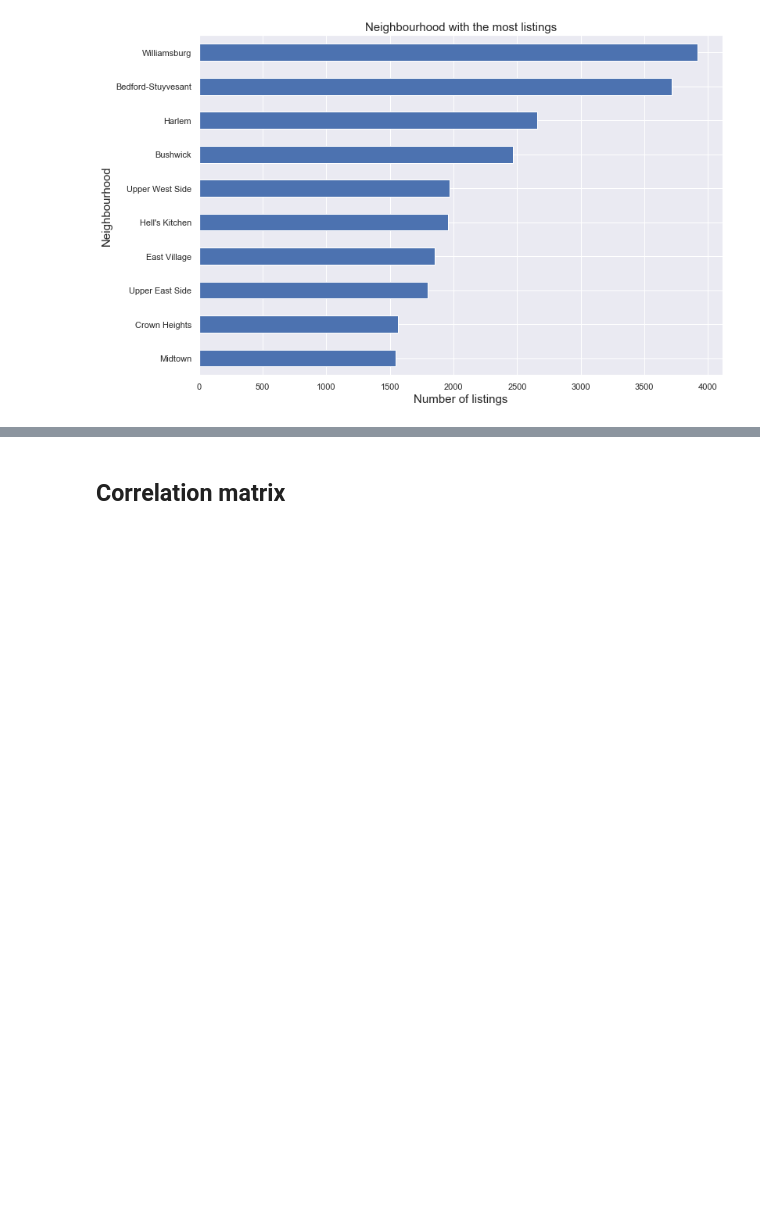
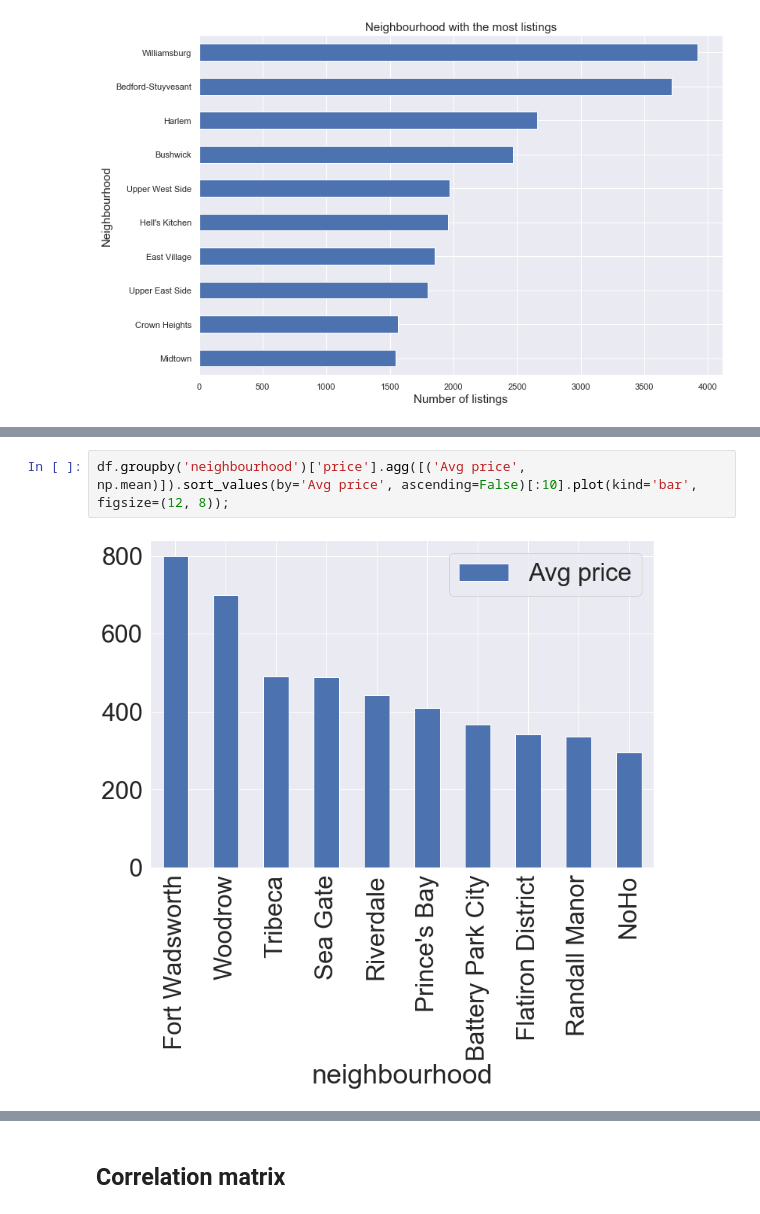
Before and after one commit to goodbsw/airbnb-nyc, a Jupyter notebook: nyc_airbnb.ipynb, the cells around one changed output, grey strips where cells are left out. Cells and saved outputs as stored; diff of their text form; blank space fills up the shorter version.

```diff
--- a/nyc_airbnb.ipynb
+++ b/nyc_airbnb.ipynb
@@ -130,0 +152,4 @@ cbar.set_label('Price $')
+# %%
+df.groupby('neighbourhood')['price'].agg([('Avg price', np.mean)]).sort_values(by='Avg price', ascending=False)[:10].plot(kind='bar', figsize=(12, 8));
+# %% [output]
+[figure, added]
```
Also changed, not shown: parts of 7 cells of this notebook.
